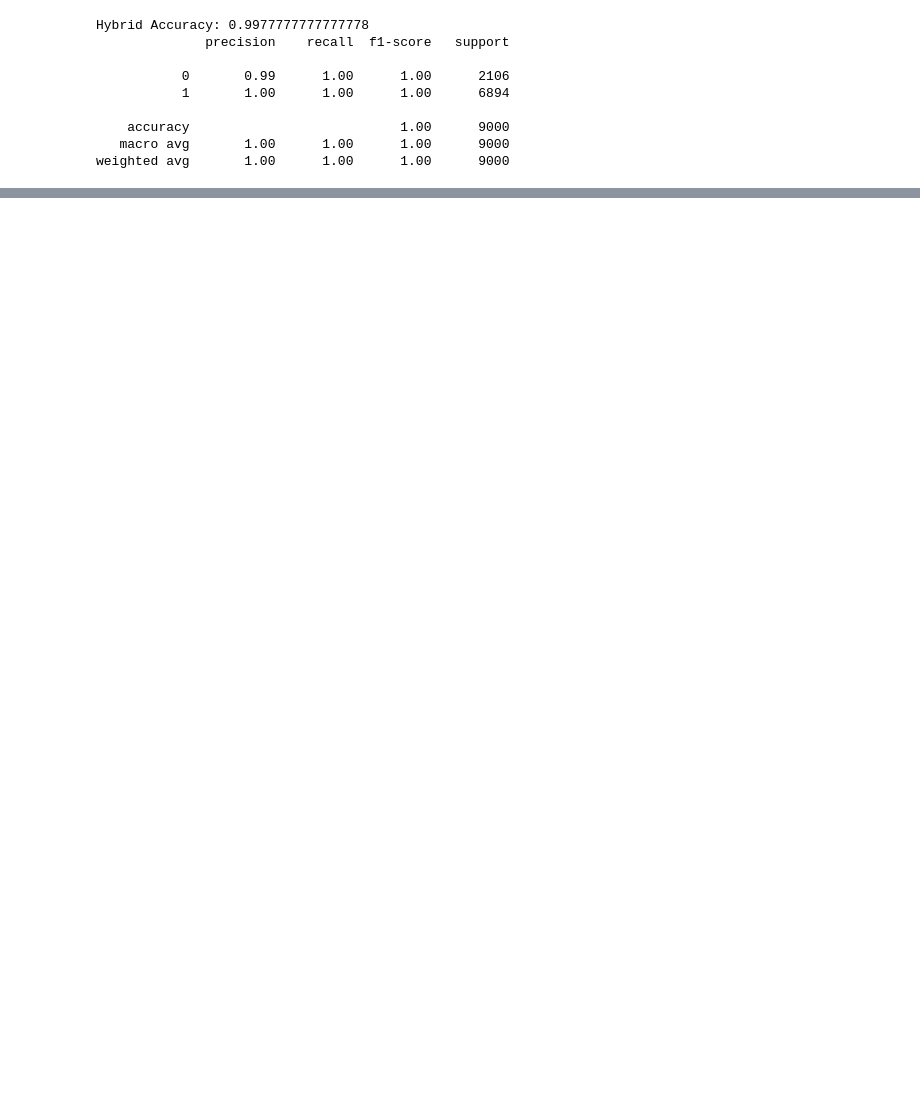
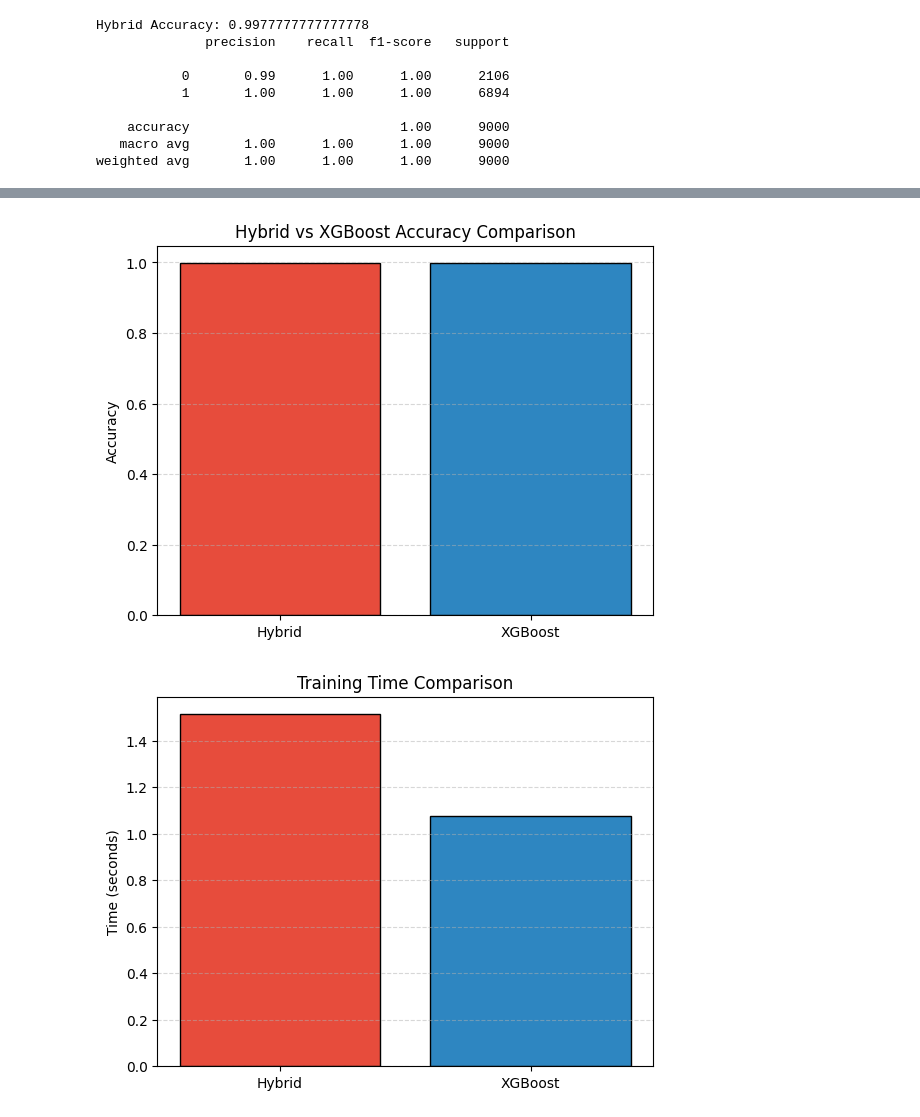
Before and after one commit to AmolSadana012/Hybrid_Cyber_Threat_Detection_Model, a Jupyter notebook: Data_Model_Hybrid.ipynb, the cells around one changed output, grey strips where cells are left out. Saved outputs shown, nothing was run; the diff lists cells and outputs as text; code cells hidden in the pictures; blank space fills up the shorter version.

```diff
--- a/Data_Model_Hybrid.ipynb
+++ b/Data_Model_Hybrid.ipynb
@@ -153,5 +155,6 @@ xgb=XGBClassifier(n_estimators=200,max_depth=8,learning_rate=0.1,subsample=0.8,c
 import time
 start=time.time()
 xgb.fit(X_train,y_train)
-print("Training Time:",time.time()-start)
+xgb_time=time.time()-start
+print("Training Time:",xgb_time)
 # %% [output]
@@ -182,5 +193,6 @@ start_train=time.time()
 xgb.fit(X_train,y_train)
 X_normal=X_train[y_train==0]
 iso.fit(X_normal)
-print("Training Time:",time.time()-start_train)
+hybrid_time=time.time()-start_train
+print("Training Time:",hybrid_time)
 # %% [output]
@@ -205,5 +217,6 @@ for i,row in enumerate(X_test):
             hybrid_preds.append(0)
 
 hybrid_preds=np.array(hybrid_preds)
-print("Prediction Time:",time.time()-start_pred)
+hybrid_pred_time=time.time()-start_pred
+print("Prediction Time:",hybrid_pred_time)
 # %% [output]
@@ -223,0 +258,34 @@ weighted avg       1.00      1.00      1.00      9000
+# %%
+import matplotlib.pyplot as plt
+# Models
+models = ["Hybrid", "XGBoost"]
+# Values
+accuracy = [hybrid_acc,xgb_acc]
+train_time = [hybrid_time,xgb_time]
+pred_time = [hybrid_pred_time,xgb_pred_time]
+# Colors (Hybrid highlighted)
+colors = ["#E74C3C", "#2E86C1"]  # Red = Hybrid, Blue = XGBoost
+# Accuracy Plot
+plt.figure()
+plt.bar(models, accuracy, color=colors, edgecolor="black")
+plt.title("Hybrid vs XGBoost Accuracy Comparison")
+plt.ylabel("Accuracy")
+plt.grid(axis='y', linestyle='--', alpha=0.5)
+plt.show()
+# Training Time Plot
+plt.figure()
+plt.bar(models, train_time, color=colors, edgecolor="black")
+plt.title("Training Time Comparison")
+plt.ylabel("Time (seconds)")
+plt.grid(axis='y', linestyle='--', alpha=0.5)
+plt.show()
+# Prediction Time Plot
+plt.figure()
+plt.bar(models, pred_time, color=colors, edgecolor="black")
+plt.title("Prediction Time Comparison")
+plt.ylabel("Time (seconds)")
+plt.grid(axis='y', linestyle='--', alpha=0.5)
+plt.show()
+# %% [output]
+[figure, added]
+[figure, added]
```
Also changed, not shown: parts of 11 cells of this notebook.
